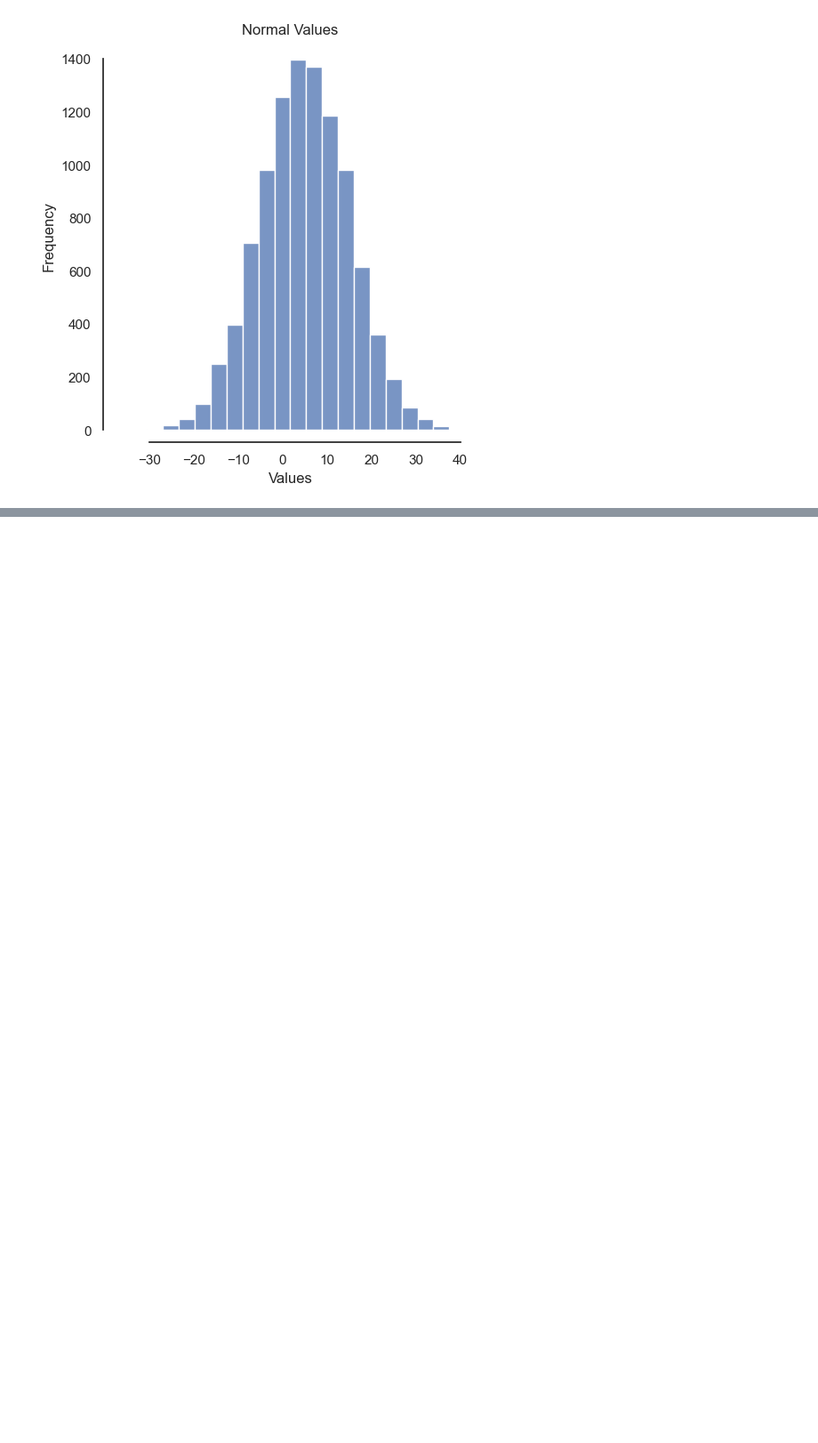
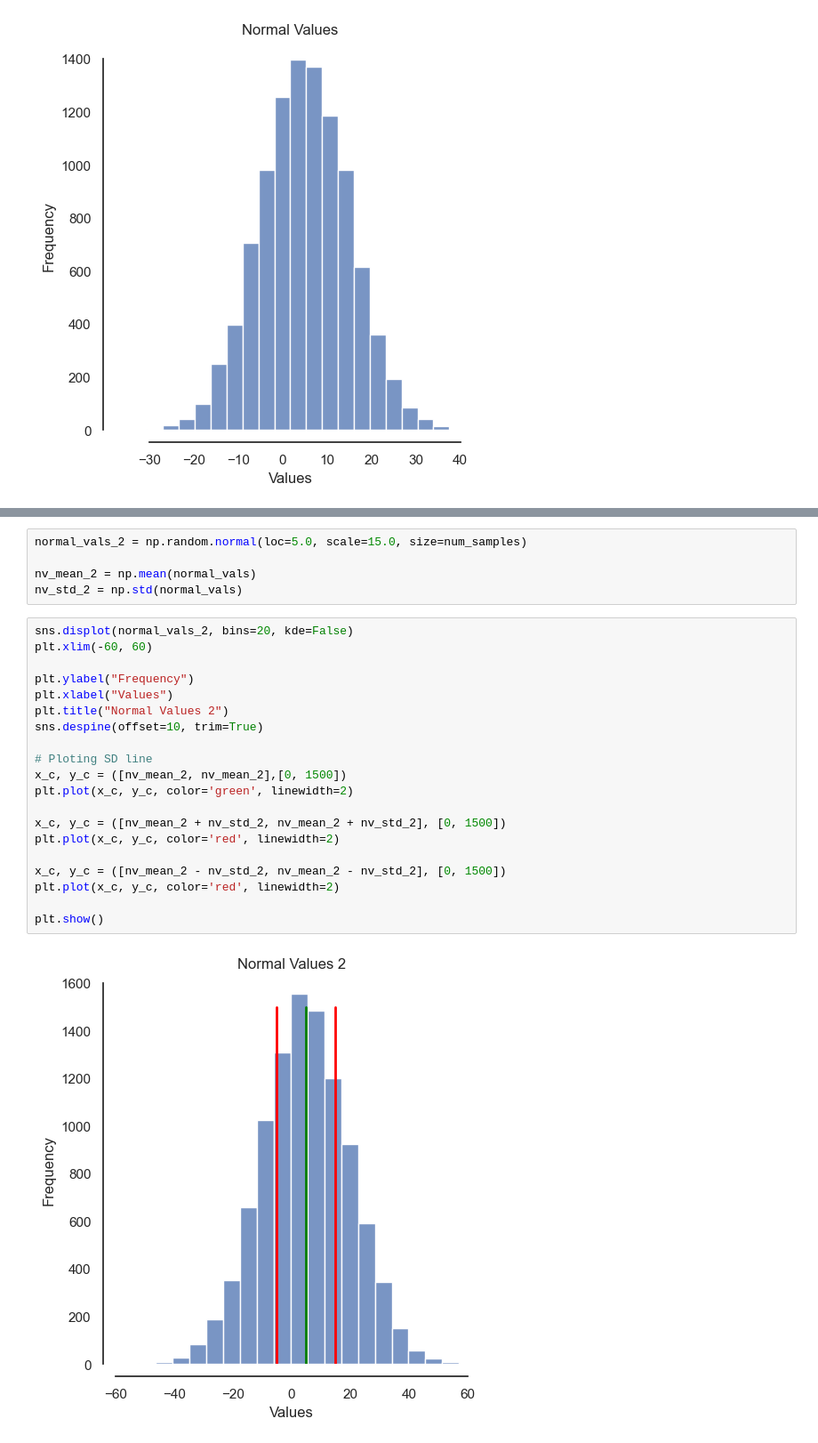
Before and after one commit to shafaq-aslam/statistics-prob, a Jupyter notebook: 04_Dispersion.ipynb, the cells around one changed output, grey strips where cells are left out. Shown at 89% size. Cells and saved outputs as stored; diff of their text form; blank space fills up the shorter version.

```diff
--- a/04_Dispersion.ipynb
+++ b/04_Dispersion.ipynb
@@ -46,0 +92,27 @@ plt.show()
+# %%
+normal_vals_2 = np.random.normal(loc=5.0, scale=15.0, size=num_samples)
+
+nv_mean_2 = np.mean(normal_vals)
+nv_std_2 = np.std(normal_vals)
+# %%
+sns.displot(normal_vals_2, bins=20, kde=False)
+plt.xlim(-60, 60)
+
+plt.ylabel("Frequency")
+plt.xlabel("Values")
+plt.title("Normal Values 2")
+sns.despine(offset=10, trim=True)
+
+# Ploting SD line
+x_c, y_c = ([nv_mean_2, nv_mean_2],[0, 1500])
+plt.plot(x_c, y_c, color='green', linewidth=2)
+
+x_c, y_c = ([nv_mean_2 + nv_std_2, nv_mean_2 + nv_std_2], [0, 1500])
+plt.plot(x_c, y_c, color='red', linewidth=2)
+
+x_c, y_c = ([nv_mean_2 - nv_std_2, nv_mean_2 - nv_std_2], [0, 1500])
+plt.plot(x_c, y_c, color='red', linewidth=2)
+
+plt.show()
+# %% [output]
+[figure, added]
```
Also changed, not shown: parts of 5 cells of this notebook.
